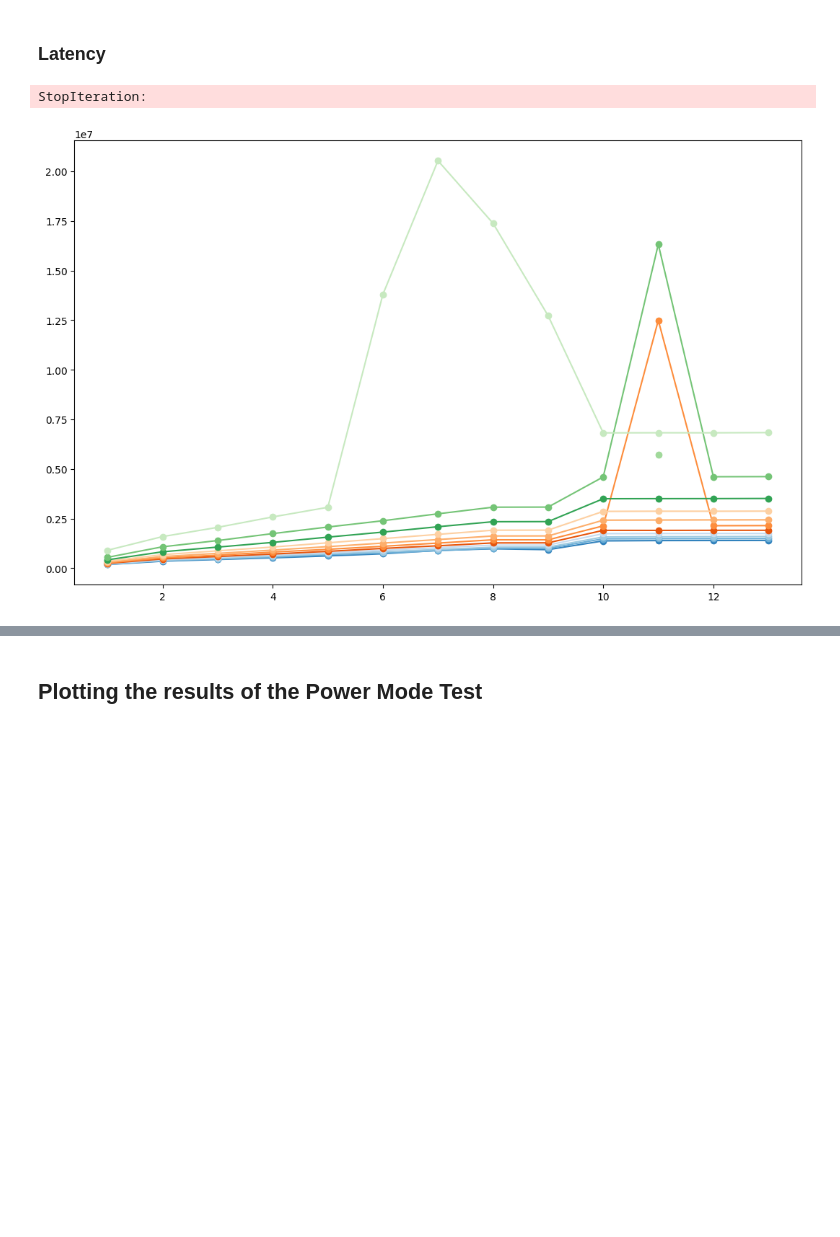
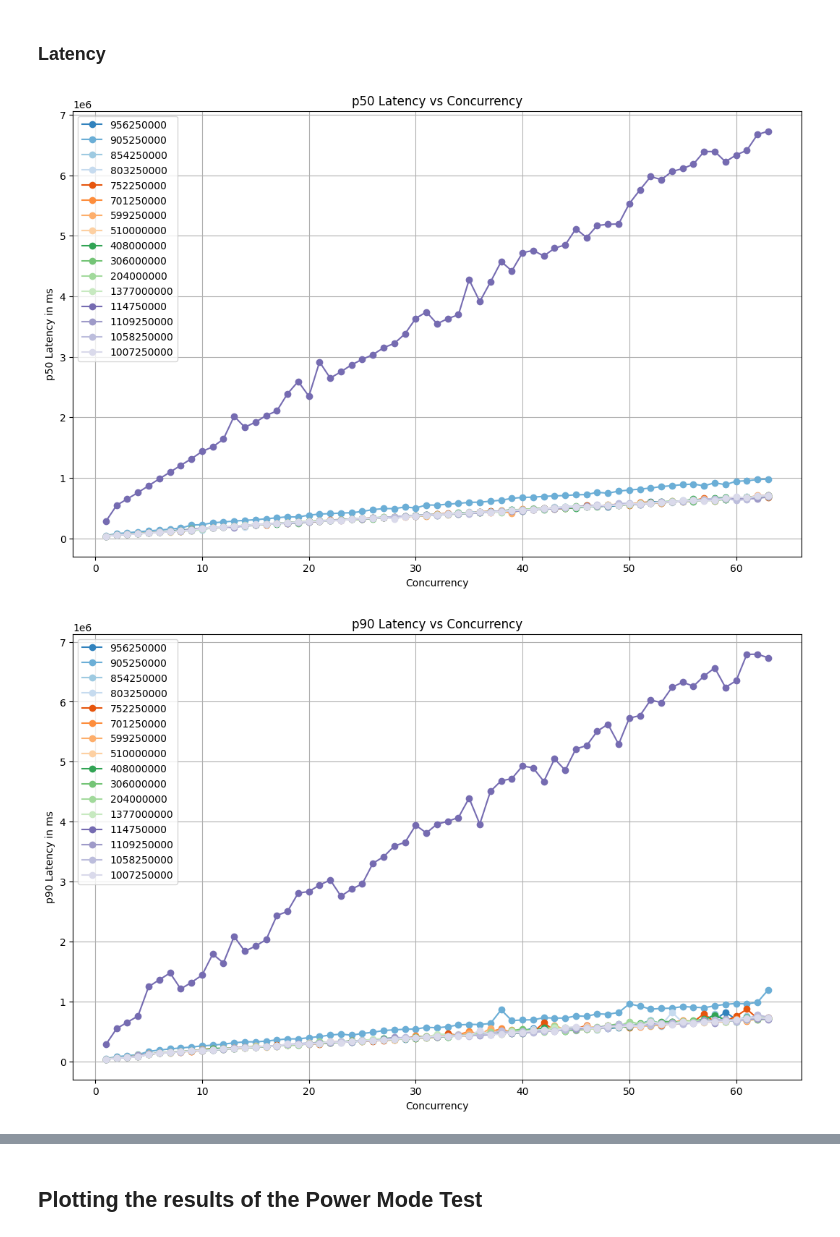
Before and after one commit to iloudaros/LoudVA, a Jupyter notebook: plots/Plot_Performance_AGX.ipynb, the cells around one changed output, grey strips where cells are left out. Saved outputs shown, nothing was run; the diff lists cells and outputs as text; code cells hidden in the pictures; blank space fills up the shorter version.

Commit message:
organising plotting notebooks

```diff
--- a/plots/Plot_Performance_AGX.ipynb
+++ b/plots/Plot_Performance_AGX.ipynb
@@ -56,9 +18,9 @@ StopIteration:
 # %% [markdown]
 ### Latency
 # %%
-plot(f"{measurement_dir}/freqs", 9, "p50 Latency in ms", "p50 Latency vs Concurrency")
-plot(f"{measurement_dir}/freqs", 10, "p90 Latency in ms", "p90 Latency vs Concurrency")
-plot(f"{measurement_dir}/freqs", 12, "p99 Latency in ms", "p99 Latency vs Concurrency")
+i.plot(f"{measurement_dir}/freqs", 9, "p50 Latency in ms", "p50 Latency vs Concurrency")
+i.plot(f"{measurement_dir}/freqs", 10, "p90 Latency in ms", "p90 Latency vs Concurrency")
+i.plot(f"{measurement_dir}/freqs", 12, "p99 Latency in ms", "p99 Latency vs Concurrency")
 # %% [output]
-StopIteration:
-[figure, old version]
+[figure, new version]
+[figure, added]
```
Also changed, not shown: parts of 8 cells of this notebook, 3 other files.
